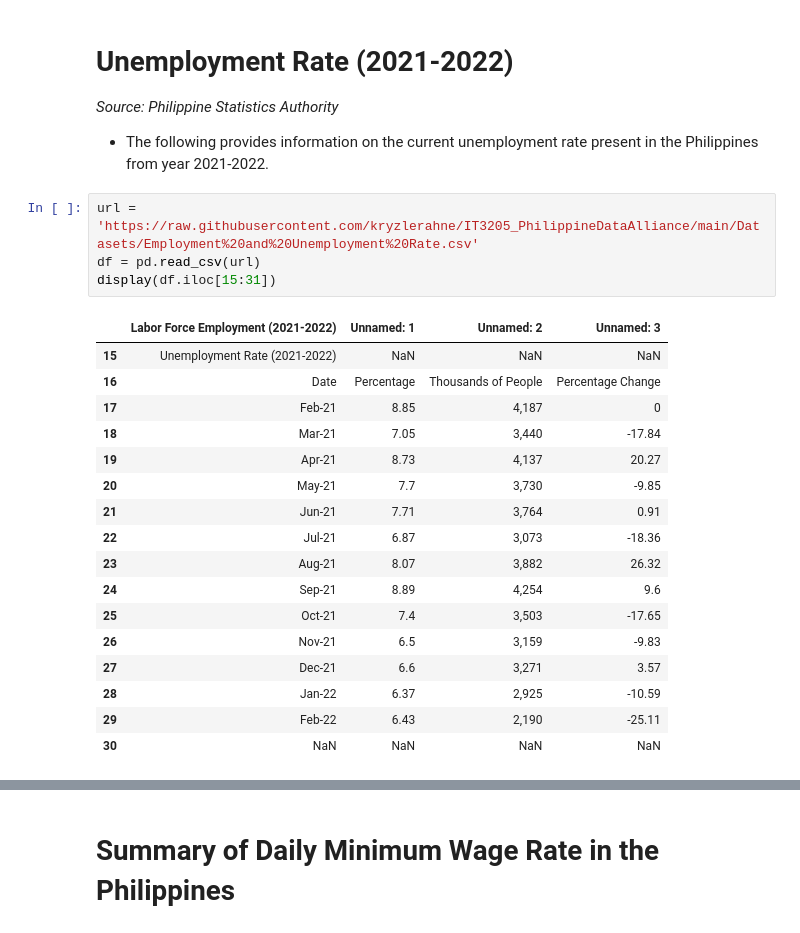
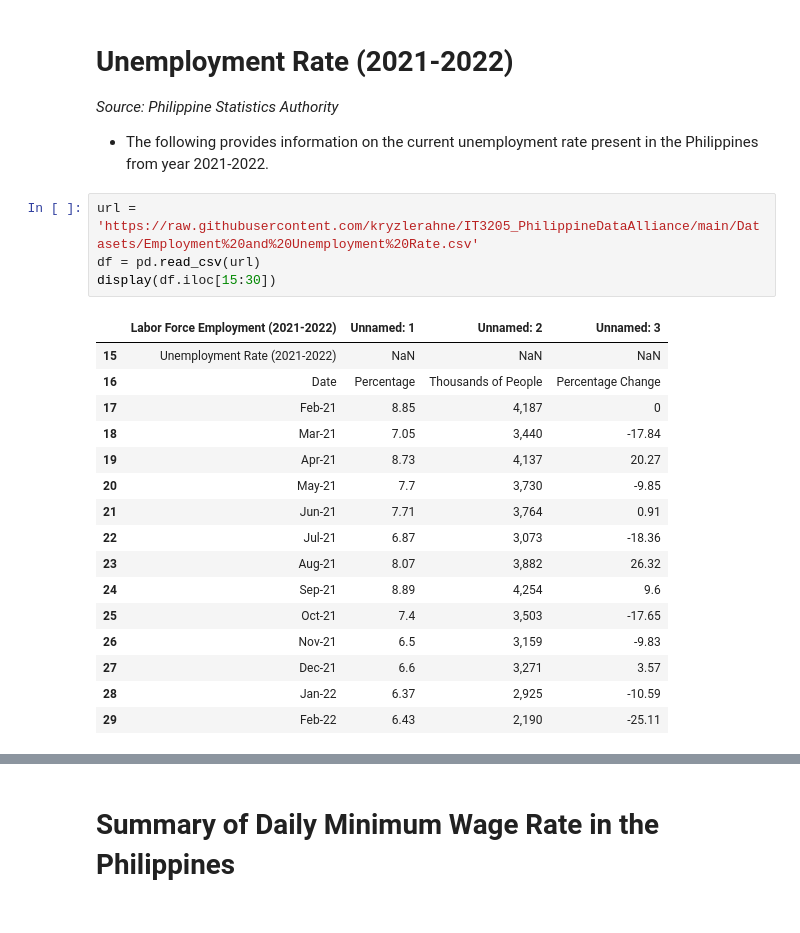
Before and after one commit to kryzlerahne/IT3205_FilipinoDataAlliance, a Jupyter notebook: Codes/The_Future_Pay_Visualizations.ipynb, the cells around one changed output, grey strips where cells are left out. Drawn from its saved outputs; the diff is of its cells as text.

```diff
--- a/Codes/The_Future_Pay_Visualizations.ipynb
+++ b/Codes/The_Future_Pay_Visualizations.ipynb
@@ -38,22 +38,21 @@ df.head(14)
 # %%
 url = 'https://raw.githubusercontent.com/kryzlerahne/IT3205_PhilippineDataAlliance/main/Datasets/Employment%20and%20Unemployment%20Rate.csv'
 df = pd.read_csv(url)
-display(df.iloc[15:31])
+display(df.iloc[15:30])
 # %% [output]
 |  | Labor Force Employment (2021-2022) | Unnamed: 1 | Unnamed: 2 | Unnamed: 3 |
 | 15 | Unemployment Rate (2021-2022) | NaN | NaN | NaN |
 | 16 | Date | Percentage | Thousands of People | Percentage Change |
 | 17 | Feb-21 | 8.85 | 4,187 | 0 |
 | 18 | Mar-21 | 7.05 | 3,440 | -17.84 |
 | 19 | Apr-21 | 8.73 | 4,137 | 20.27 |
 | 20 | May-21 | 7.7 | 3,730 | -9.85 |
 | 21 | Jun-21 | 7.71 | 3,764 | 0.91 |
 | 22 | Jul-21 | 6.87 | 3,073 | -18.36 |
 | 23 | Aug-21 | 8.07 | 3,882 | 26.32 |
 | 24 | Sep-21 | 8.89 | 4,254 | 9.6 |
 | 25 | Oct-21 | 7.4 | 3,503 | -17.65 |
 | 26 | Nov-21 | 6.5 | 3,159 | -9.83 |
 | 27 | Dec-21 | 6.6 | 3,271 | 3.57 |
 | 28 | Jan-22 | 6.37 | 2,925 | -10.59 |
 | 29 | Feb-22 | 6.43 | 2,190 | -25.11 |
-| 30 | NaN | NaN | NaN | NaN |
```
Also changed, not shown: parts of 6 cells of this notebook.
